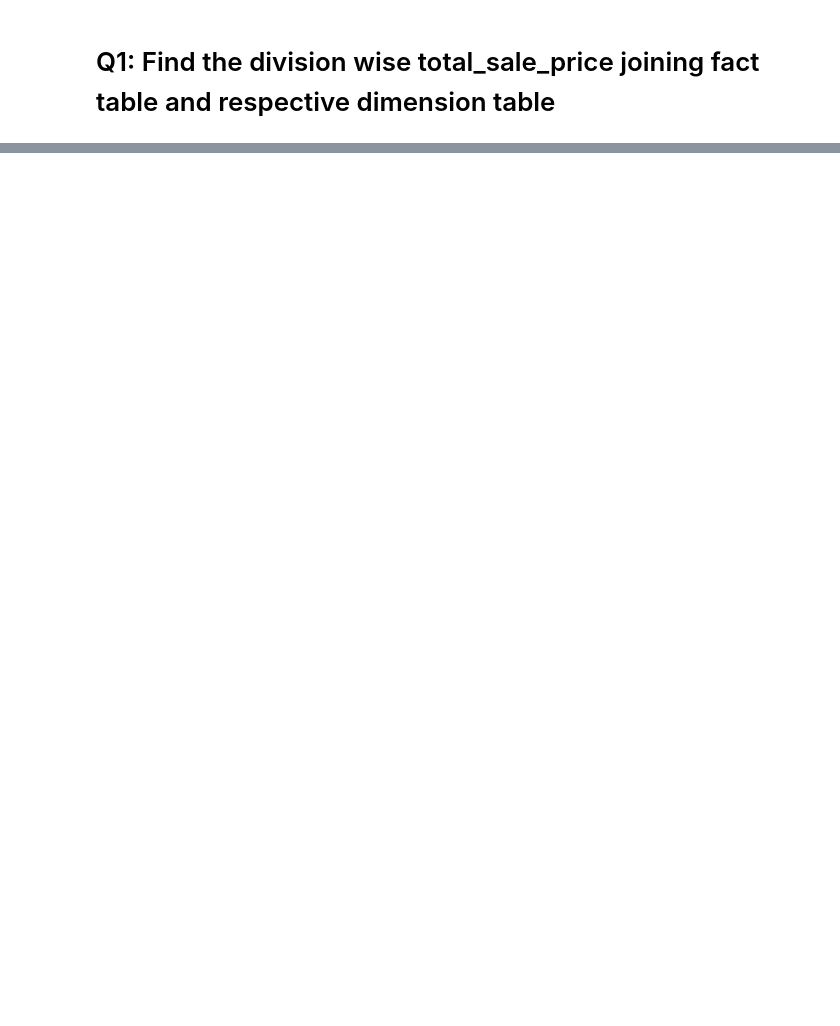
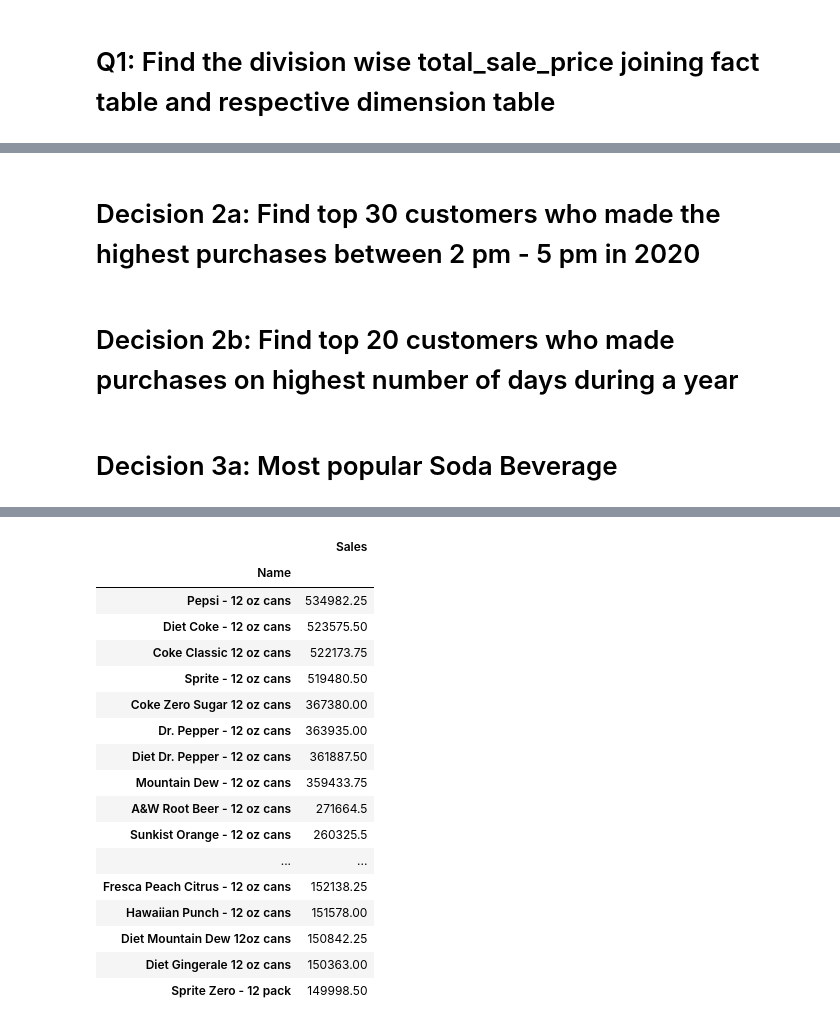
Before and after one commit to esrdlab-vinternship/HDA-Buet-vtraining-23, a Jupyter notebook: notebook/analytics/Olap.ipynb, the cells around one changed output, grey strips where cells are left out. Saved outputs shown, nothing was run; the diff lists cells and outputs as text; code cells hidden in the pictures; blank space fills up the shorter version.

```diff
--- a/notebook/analytics/Olap.ipynb
+++ b/notebook/analytics/Olap.ipynb
@@ -597,0 +419,2 @@ Store Key: S0001
+# %% [markdown]
+# Decision 2a: Find top 30 customers who made the highest purchases between 2 pm - 5 pm in 2020
@@ -597,0 +448,2 @@ Store Key: S0001
+# %% [markdown]
+# Decision 2b: Find top 20 customers who made purchases on highest number of days during a year
@@ -597,0 +477,29 @@ Store Key: S0001
+# %% [markdown]
+# Decision 3a: Most popular Soda Beverage
+# %%
+con = PostgresConnection().getConnection()
+cur = con.cursor()
+
+select_stmt = "SELECT item_name, sales " \
+              "FROM (" \
+                "SELECT p.item_name, SUM(t.total_price) AS sales, " \
+                "RANK() OVER (ORDER BY SUM(t.total_price) DESC) AS rank " \
+                "FROM star_schema.\"Fact_table\" t " \
+                "JOIN star_schema.\"Time_dim\" s on s.time_key=t.time_key " \
+              "JOIN star_schema.\"Item_dim\" p on p.item_key=t.item_key " \
+                "WHERE p.description = 'a. Beverage - Soda' " \
+                "GROUP BY p.item_name " \
+               ") subquery " \
+              "ORDER BY rank"
+cur.execute(select_stmt)
+records = cur.fetchall()
+
+df = pd.DataFrame(records, columns=["Name", "Sales"])
+df = df.set_index(['Name'])
+
+popular_pepsi = df
+popular_pepsi
+
+#for index, row in df.iterrows():
+#    print("{}".format(row['Item Name']))
+# %% [output]
@@ -597,0 +507,18 @@ Store Key: S0001
+|  | Sales |
+| Name |  |
+| Pepsi - 12 oz cans | 534982.25 |
+| Diet Coke - 12 oz cans | 523575.50 |
+| Coke Classic 12 oz cans | 522173.75 |
+| Sprite - 12 oz cans | 519480.50 |
+| Coke Zero Sugar 12 oz cans | 367380.00 |
+| Dr. Pepper - 12 oz cans | 363935.00 |
+| Diet Dr. Pepper - 12 oz cans | 361887.50 |
+| Mountain Dew - 12 oz cans | 359433.75 |
+| A&W Root Beer - 12 oz cans | 271664.5 |
+| Sunkist Orange - 12 oz cans | 260325.5 |
+| ... | ... |
+| Fresca Peach Citrus - 12 oz cans | 152138.25 |
+| Hawaiian Punch - 12 oz cans | 151578.00 |
+| Diet Mountain Dew 12oz cans | 150842.25 |
+| Diet Gingerale 12 oz cans | 150363.00 |
+| Sprite Zero - 12 pack | 149998.50 |
```
Also changed, not shown: parts of 35 cells of this notebook.
